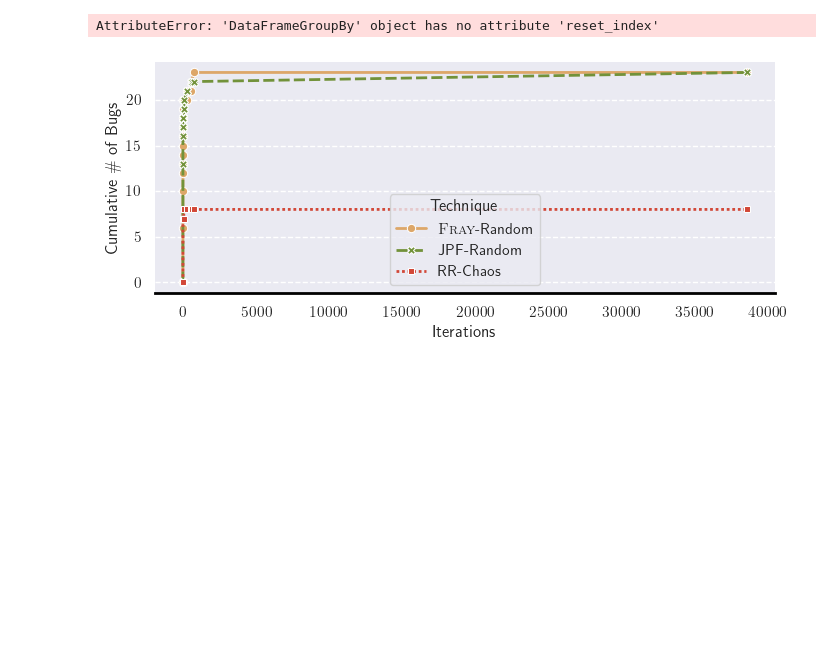
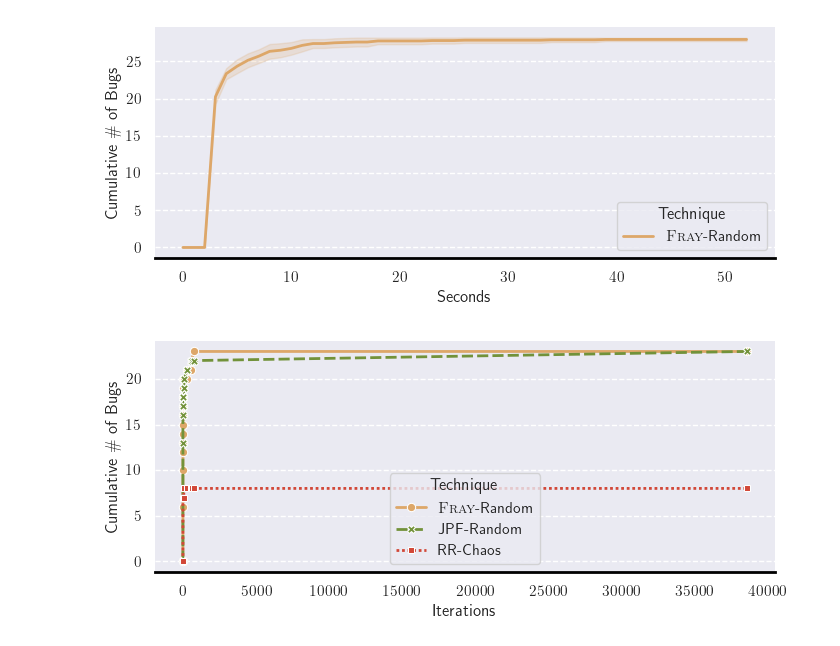
Before and after one commit to cmu-pasta/fray-benchmark, a Jupyter notebook: fray_benchmark/visualizer/playground.ipynb, the cells around one changed output. Saved outputs shown, nothing was run; the diff lists cells and outputs as text; code cells hidden in the pictures; blank space fills up the shorter version.

```diff
--- a/fray_benchmark/visualizer/playground.ipynb
+++ b/fray_benchmark/visualizer/playground.ipynb
@@ -7,12 +8,12 @@ paper_path = "/home/aoli/repos/fray-paper/figs"
 [figure]
 # %%
-suite = BenchmarkSuite("/home/aoli/repos/sfuzz-benchmark/output/perf-1/sctbench")
+suite = BenchmarkSuite("/Users/aoli/repos/sfuzz-benchmark/output/perf-1/sctbench")
 # display(suite.to_aggregated_dataframe())
 ax = suite.to_aggregated_fig("time")
 # fig = ax.get_figure()
 # fig.savefig(f"{paper_path}/sctbench-time.pdf", bbox_inches='tight')
 # %% [output]
-AttributeError: 'DataFrameGroupBy' object has no attribute 'reset_index'
+[figure, added]
 # %%
 suite = BenchmarkSuite("/home/aoli/repos/sfuzz-benchmark/output/eval-1/sctbench")
 ax = suite.to_aggregated_fig("iter")
```
Also changed, not shown: parts of 1 cell of this notebook, 2 other files.
